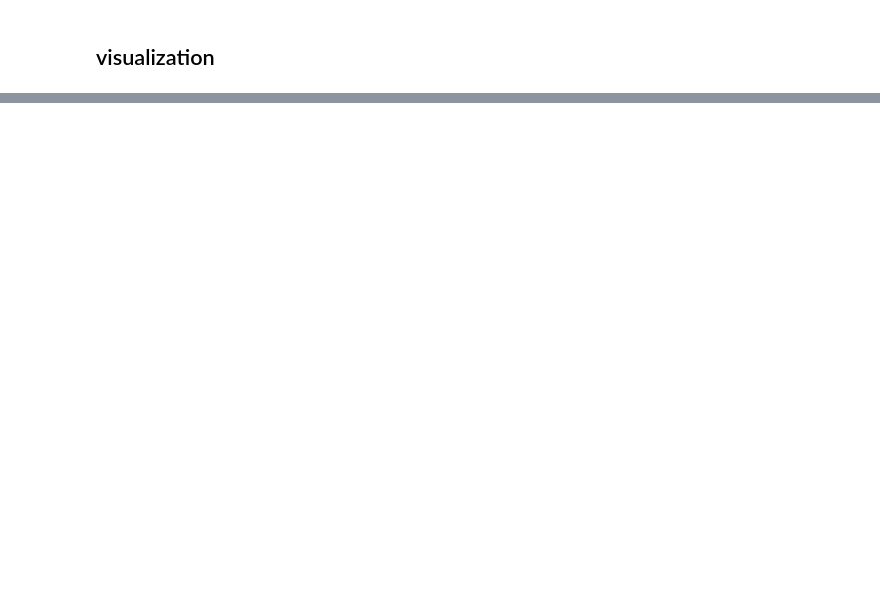
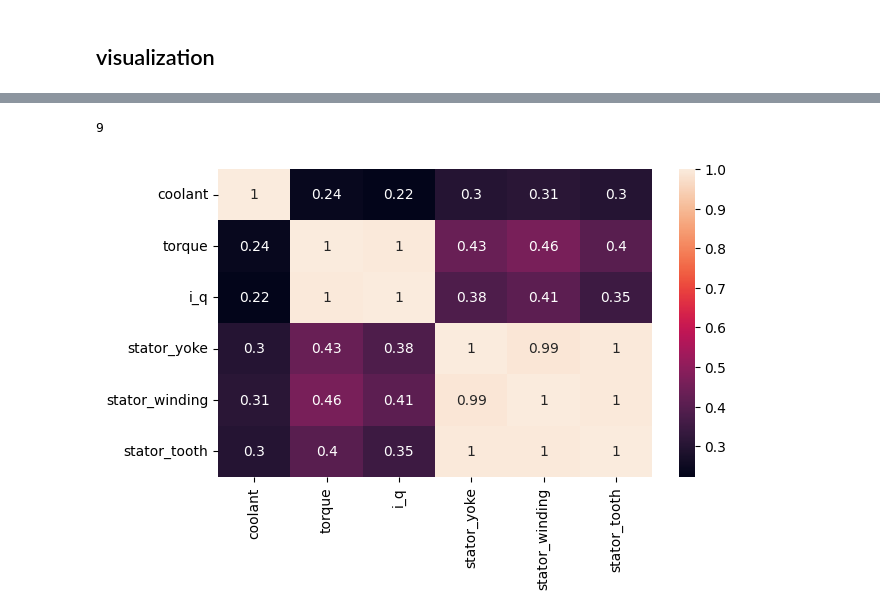
Before and after one commit to kalyanimane/project-file, a Jupyter notebook: electric_motor_prediction.ipynb, the cells around one changed output, grey strips where cells are left out. Cells and saved outputs as stored; diff of their text form; code cells hidden in the pictures; blank space fills up the shorter version.

```diff
--- a/electric_motor_prediction.ipynb
+++ b/electric_motor_prediction.ipynb
@@ -330,0 +408,10 @@ plt.show()
+# %%
+len(VIF_df[VIF_df.VIF>10])
+# %% [output]
+9
+# %%
+plt.figure(figsize=(7,4))
+sns.heatmap(td[["coolant","torque","i_q","stator_yoke","stator_winding","stator_tooth"]].corr(),annot=True,color="white")
+plt.show()
+# %% [output]
+[figure, added]
```
Also changed, not shown: parts of 97 cells of this notebook.
